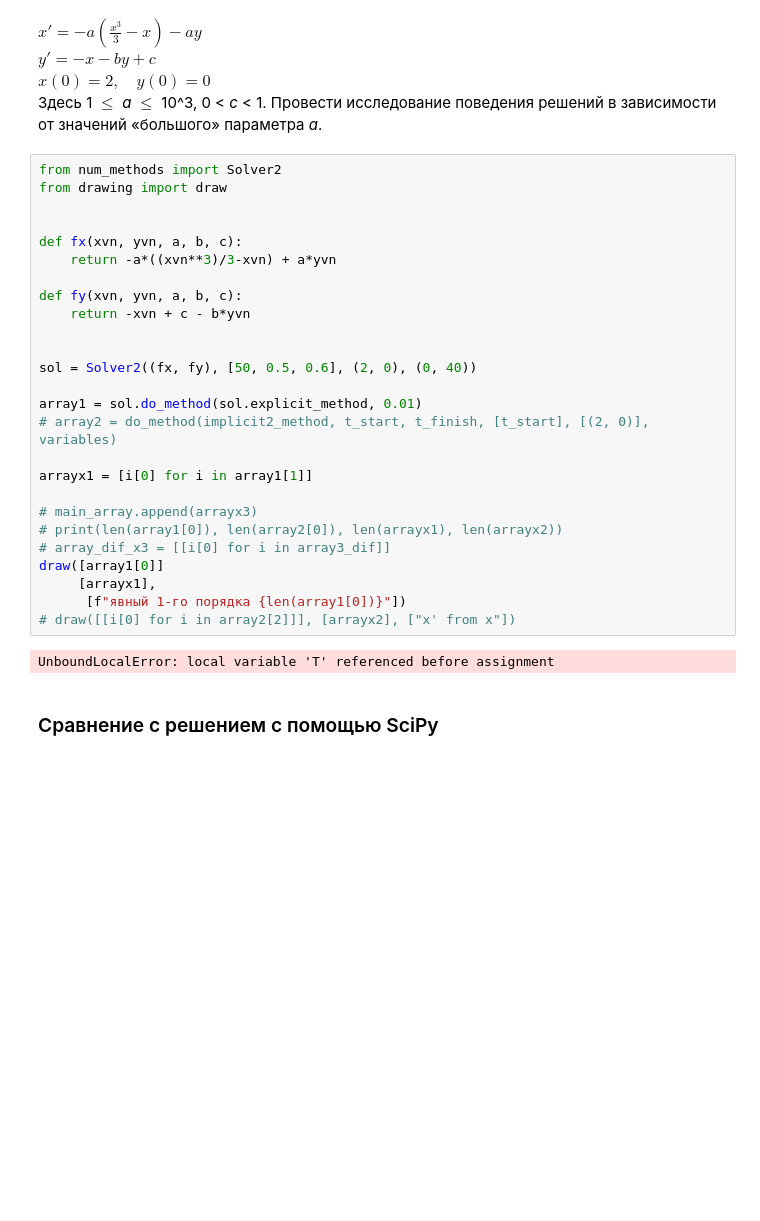
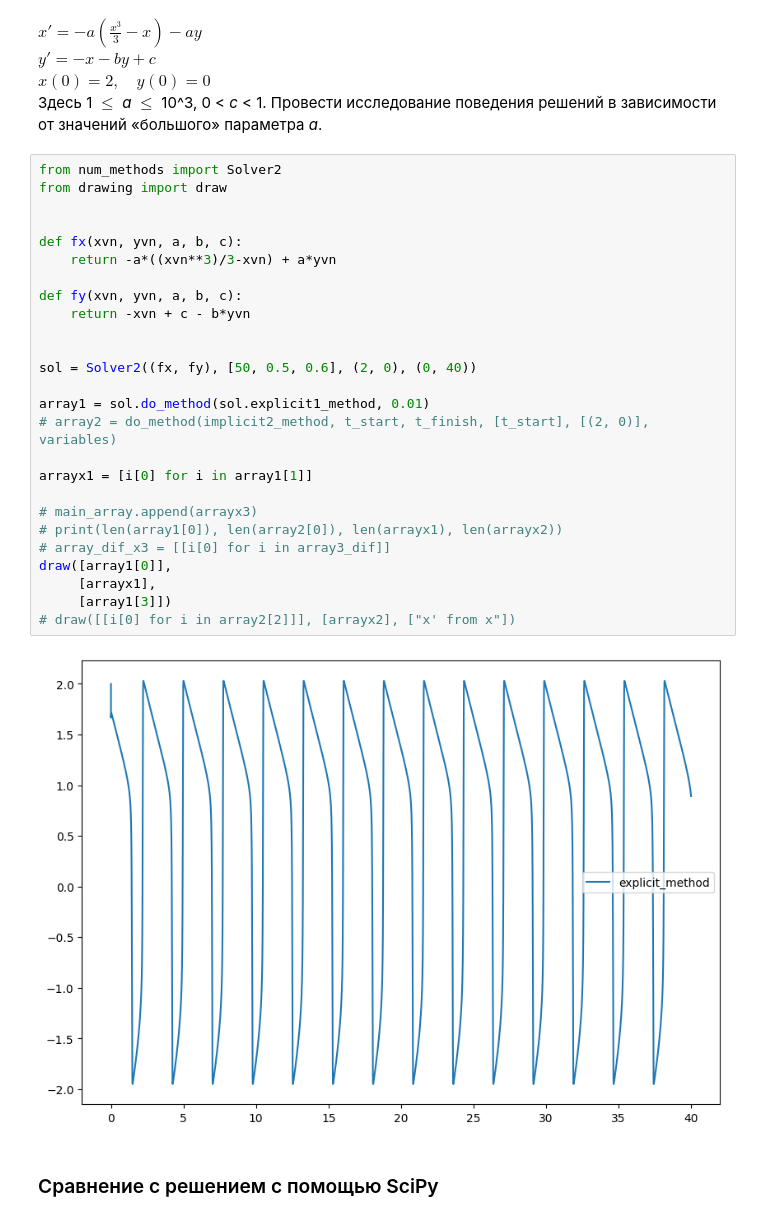
Before and after one commit to ArnautovPeter/projectPractice, a Jupyter notebook: src/main.ipynb, the cells around one changed output. Cells and saved outputs as stored; diff of their text form; blank space fills up the shorter version.

```diff
--- a/src/main.ipynb
+++ b/src/main.ipynb
@@ -81,31 +81,31 @@ $x(0) = 2,\quad y(0) = 0$\
 # %%
 from num_methods import Solver2
 from drawing import draw
 
 
 def fx(xvn, yvn, a, b, c):
     return -a*((xvn**3)/3-xvn) + a*yvn
 
 def fy(xvn, yvn, a, b, c):
     return -xvn + c - b*yvn
 
 
 sol = Solver2((fx, fy), [50, 0.5, 0.6], (2, 0), (0, 40))
 
-array1 = sol.do_method(sol.explicit_method, 0.01)
+array1 = sol.do_method(sol.explicit1_method, 0.01)
 # array2 = do_method(implicit2_method, t_start, t_finish, [t_start], [(2, 0)], variables)
 
 arrayx1 = [i[0] for i in array1[1]]
 
 # main_array.append(arrayx3)
 # print(len(array1[0]), len(array2[0]), len(arrayx1), len(arrayx2))
 # array_dif_x3 = [[i[0] for i in array3_dif]]
-draw([array1[0]]
+draw([array1[0]],
      [arrayx1],
-      [f"явный 1-го порядка {len(array1[0])}"])
+     [array1[3]])
 # draw([[i[0] for i in array2[2]]], [arrayx2], ["x' from x"])
 # %% [output]
-UnboundLocalError: local variable 'T' referenced before assignment
+[figure, added]
 # %% [markdown]
 ### Сравнение с решением с помощью SciPy
 # %%
```
Also changed, not shown: parts of 2 cells of this notebook, 1 other file.
